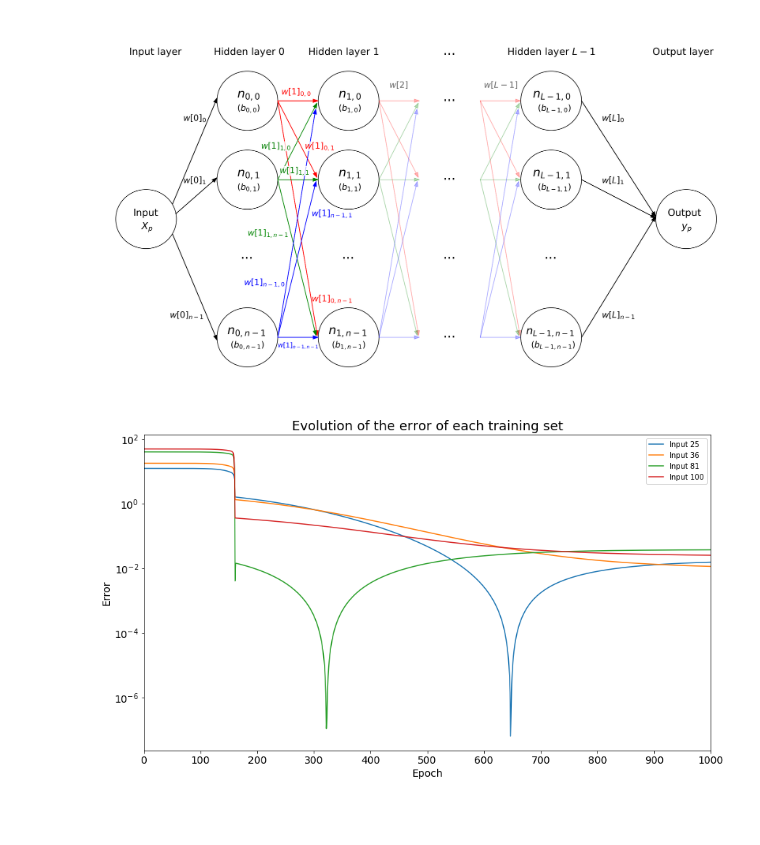
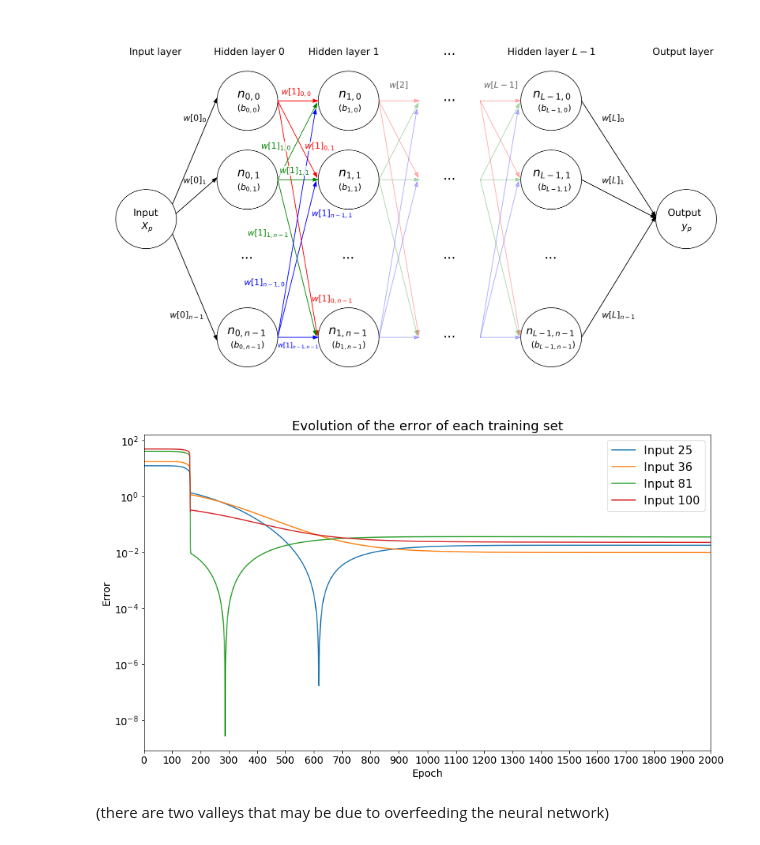
Before and after one commit to jlobatop/GA-CFD-MO, a Jupyter notebook: optimization/basicsMachineLearning.ipynb, the cells around one changed output. Saved outputs shown, nothing was run; the diff lists cells and outputs as text; code cells hidden in the pictures; blank space fills up the shorter version.

```diff
--- a/optimization/basicsMachineLearning.ipynb
+++ b/optimization/basicsMachineLearning.ipynb
@@ -159,11 +160,11 @@ def mutation(newGeneration, currentGenIter, totalGenIter):
 ### Looping in the algorithm
 # %%
 # true code to find
-code = [5,4,1,2,1,3,5,9,8,0]
+code = [5,4,1,2,1,3,5,9,8,1,5]
 
 # find parameters of the algorithm
 Nind = 50
-Ngen = 250
+Ngen = 100
 # %%
 # create a list to store the generation lists with the arrays inside
 gen = []
@@ -457,8 +481,8 @@ trainingSet = [25,36,81,100]
 # create a list to store the error of each epoch
 errorEpoch = [[] for x in range(len(trainingSet))]
 
-# run each training data one thousand times
-for _input in 1000*trainingSet:
+# run each training data two thousand times
+for _input in 2000*trainingSet:
     # run the network with the input
     _output, neuron = neuralNetwork(_input, weights, bias)
     # correct the weights and bias from the input
@@ -473,17 +497,20 @@ for _input in 1000*trainingSet:
     if _input == 100:
         errorEpoch[3].append(Ep)
 # %%
+# show the error of each input for each epoch
 fig, ax = plt.subplots(1, figsize=(14,8))
 [ax.semilogy(errorEpoch[i], label='Input %i' %trainingSet[i]) for i in range(len(errorEpoch))]
-ax.legend()
-ax.set_xlim([0,1000])
+ax.legend(fontsize=16)
+ax.set_xlim([0,2000])
 ax.set_ylabel('Error',fontsize = 14)
 ax.set_xlabel('Epoch',fontsize = 14)
-ax.set_xticks(np.arange(0,1100,100))
+ax.set_xticks(np.arange(0,2100,100))
 ax.set_title('Evolution of the error of each training set', fontsize=18)
 ax.tick_params(axis='both', which='major', labelsize=14)
 # %% [output]
-[figure, old version]
+[figure, new version]
+# %% [markdown]
+(there are two valleys that may be due to overfeeding the neural network)
 # %%
 #Class to create an HTML table with some data - taken from Yves Dubief
 class ListTable(list):
```
Also changed, not shown: parts of 10 cells of this notebook, 1 other file.
